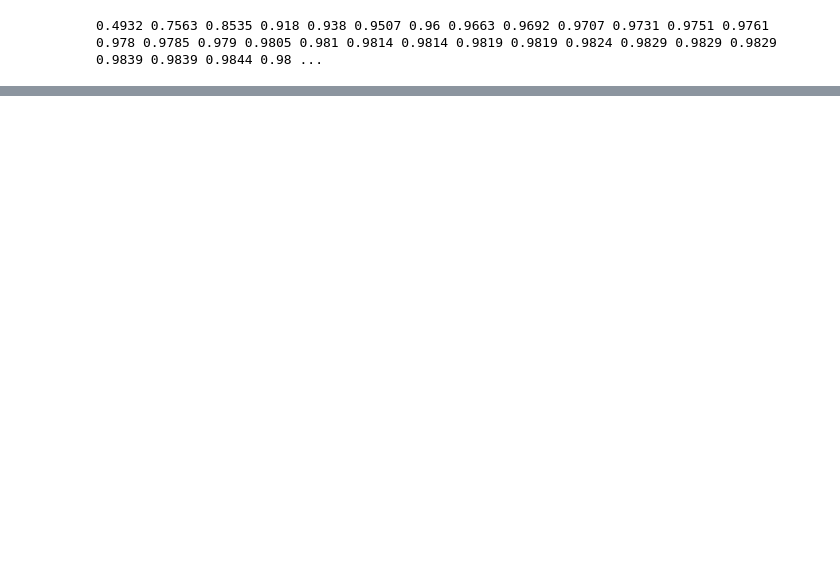
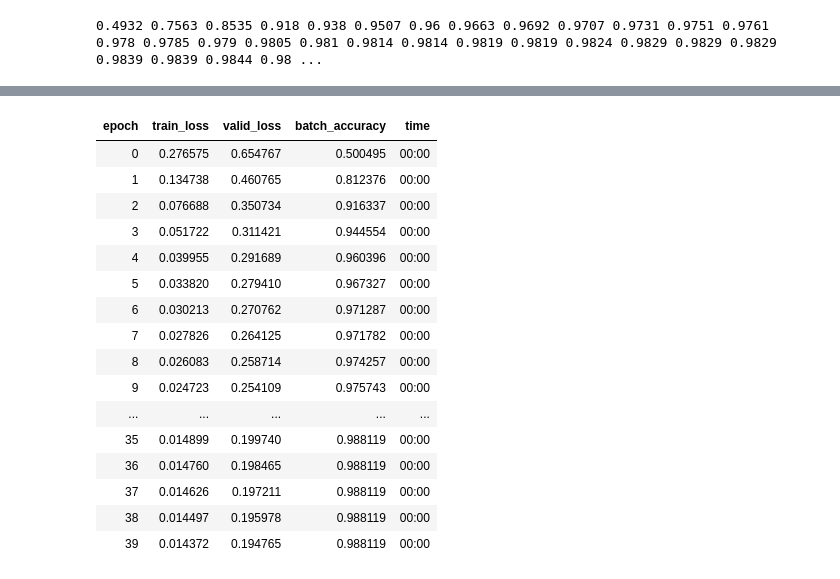
Before and after one commit to 2naff/fastai, a Jupyter notebook: Lesson4.ipynb, the cells around one changed output, grey strips where cells are left out. Saved outputs shown, nothing was run; the diff lists cells and outputs as text; code cells hidden in the pictures; blank space fills up the shorter version.

```diff
--- a/Lesson4.ipynb
+++ b/Lesson4.ipynb
@@ -856,0 +883,23 @@ learn.fit(10, lr = lr)
+# %%
+learn = Learner(dls, simple_net, opt_func=SGD,
+                loss_func=mnist_loss, metrics=batch_accuracy)
+
+learn.fit(40, lr = 0.1)
+# %% [output]
+| epoch | train_loss | valid_loss | batch_accuracy | time |
+| 0 | 0.276575 | 0.654767 | 0.500495 | 00:00 |
+| 1 | 0.134738 | 0.460765 | 0.812376 | 00:00 |
+| 2 | 0.076688 | 0.350734 | 0.916337 | 00:00 |
+| 3 | 0.051722 | 0.311421 | 0.944554 | 00:00 |
+| 4 | 0.039955 | 0.291689 | 0.960396 | 00:00 |
+| 5 | 0.033820 | 0.279410 | 0.967327 | 00:00 |
+| 6 | 0.030213 | 0.270762 | 0.971287 | 00:00 |
+| 7 | 0.027826 | 0.264125 | 0.971782 | 00:00 |
+| 8 | 0.026083 | 0.258714 | 0.974257 | 00:00 |
+| 9 | 0.024723 | 0.254109 | 0.975743 | 00:00 |
+| ... | ... | ... | ... | ... |
+| 35 | 0.014899 | 0.199740 | 0.988119 | 00:00 |
+| 36 | 0.014760 | 0.198465 | 0.988119 | 00:00 |
+| 37 | 0.014626 | 0.197211 | 0.988119 | 00:00 |
+| 38 | 0.014497 | 0.195978 | 0.988119 | 00:00 |
+| 39 | 0.014372 | 0.194765 | 0.988119 | 00:00 |
```
Also changed, not shown: parts of 26 cells of this notebook, 1 other file.
